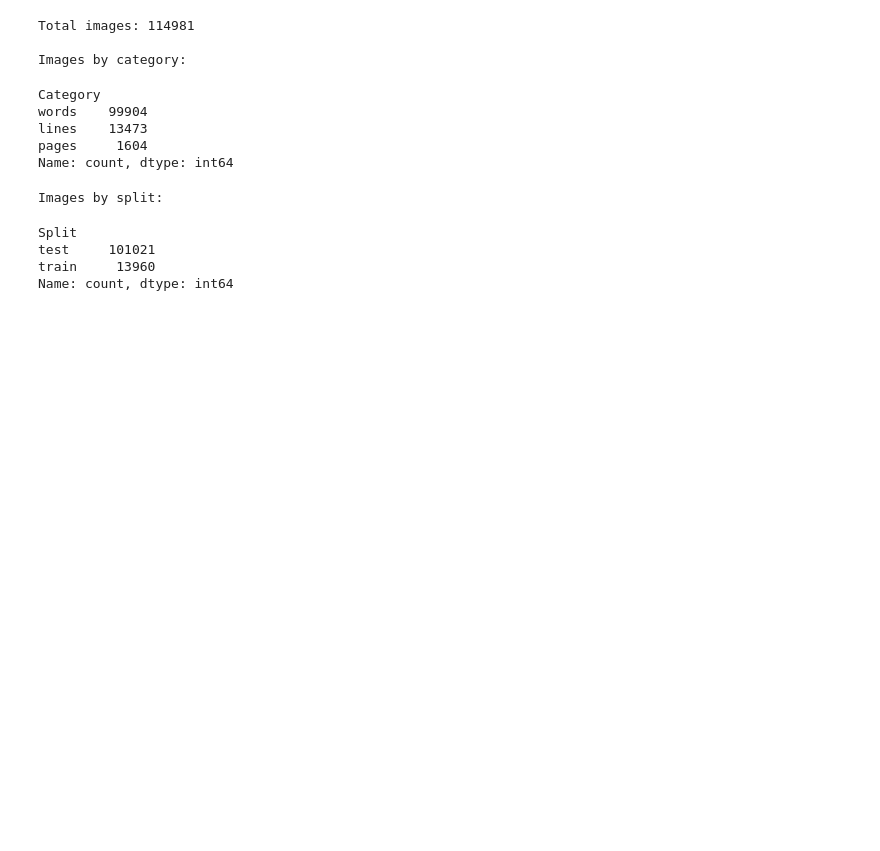
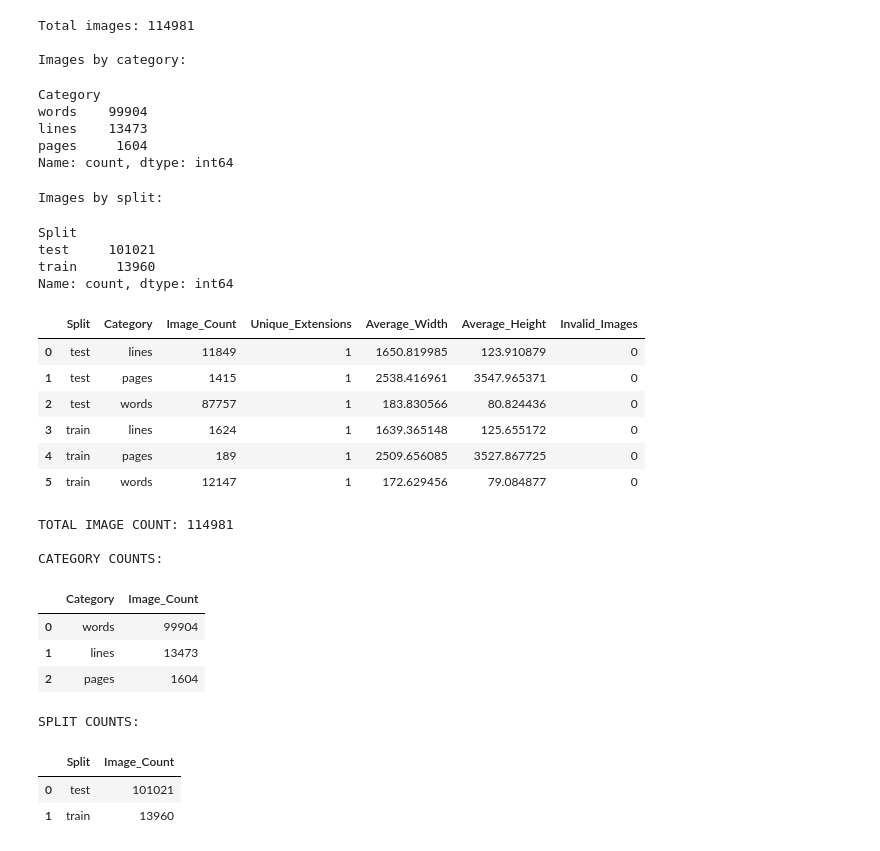
Before and after one commit to greeshavaishnavi09/WriterLens, a Jupyter notebook: research/03.eda.ipynb, the cells around one changed output. Drawn from its saved outputs; the diff is of its cells as text; code cells hidden in the pictures; blank space fills up the shorter version.

```diff
--- a/research/03.eda.ipynb
+++ b/research/03.eda.ipynb
@@ -219,3 +219,58 @@ Split
 test     101021
 train     13960
 Name: count, dtype: int64
+# %%
+
+# DETAILED IMAGE CATEGORY DISTRIBUTION
+
+category_summary = (
+    image_df
+    .groupby(["Split", "Category"])
+    .agg(
+        Image_Count=("Image_Name", "count"),
+        Unique_Extensions=("Extension", "nunique"),
+        Average_Width=("Width", "mean"),
+        Average_Height=("Height", "mean"),
+        Invalid_Images=("Is_Valid", lambda x: (~x.astype(bool)).sum())
+    )
+    .reset_index()
+)
+
+display(category_summary)
+
+print("\nTOTAL IMAGE COUNT:", len(image_df))
+
+print("\nCATEGORY COUNTS:")
+display(
+    image_df["Category"]
+    .value_counts()
+    .rename_axis("Category")
+    .reset_index(name="Image_Count")
+)
+
+print("\nSPLIT COUNTS:")
+display(
+    image_df["Split"]
+    .value_counts()
+    .rename_axis("Split")
+    .reset_index(name="Image_Count")
+)
+# %% [output]
+|  | Split | Category | Image_Count | Unique_Extensions | Average_Width | Average_Height | Invalid_Images |
+| 0 | test | lines | 11849 | 1 | 1650.819985 | 123.910879 | 0 |
+| 1 | test | pages | 1415 | 1 | 2538.416961 | 3547.965371 | 0 |
+| 2 | test | words | 87757 | 1 | 183.830566 | 80.824436 | 0 |
+| 3 | train | lines | 1624 | 1 | 1639.365148 | 125.655172 | 0 |
+| 4 | train | pages | 189 | 1 | 2509.656085 | 3527.867725 | 0 |
+| 5 | train | words | 12147 | 1 | 172.629456 | 79.084877 | 0 |
+TOTAL IMAGE COUNT: 114981
+
+CATEGORY COUNTS:
+|  | Category | Image_Count |
+| 0 | words | 99904 |
+| 1 | lines | 13473 |
+| 2 | pages | 1604 |
+SPLIT COUNTS:
+|  | Split | Image_Count |
+| 0 | test | 101021 |
+| 1 | train | 13960 |
```
Also changed, not shown: parts of 1 cell of this notebook.
